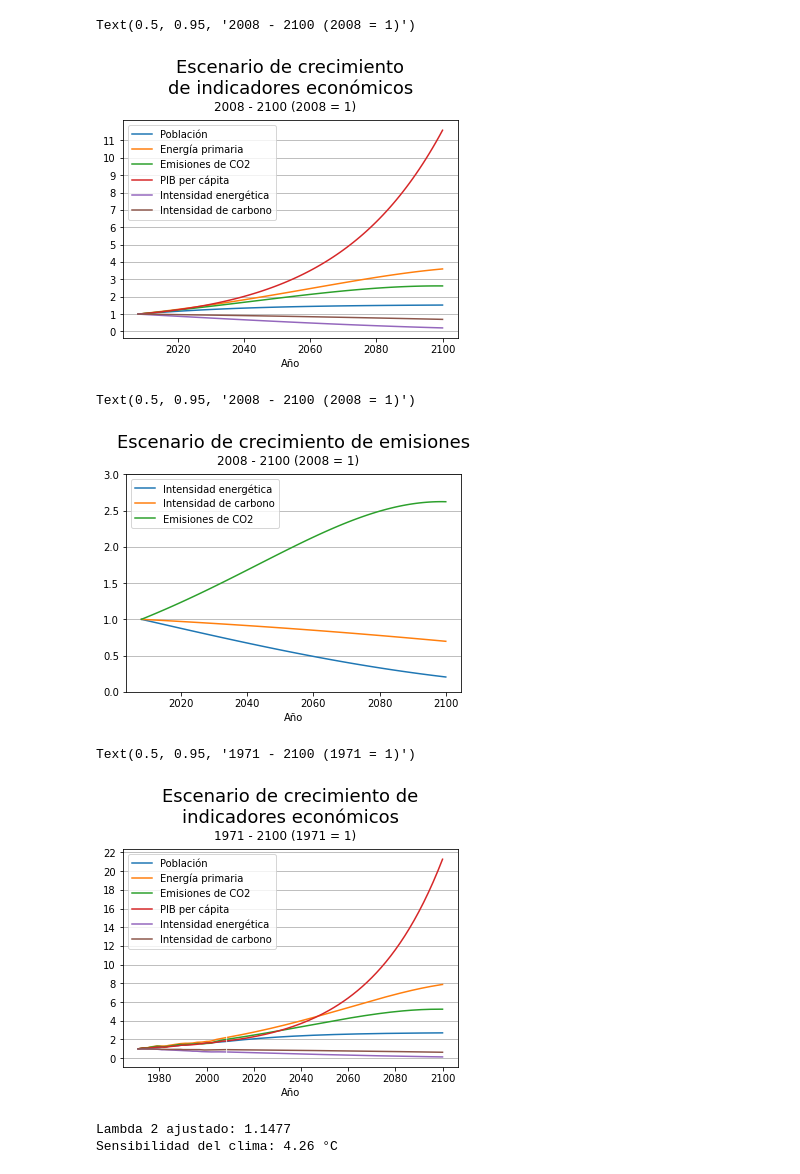
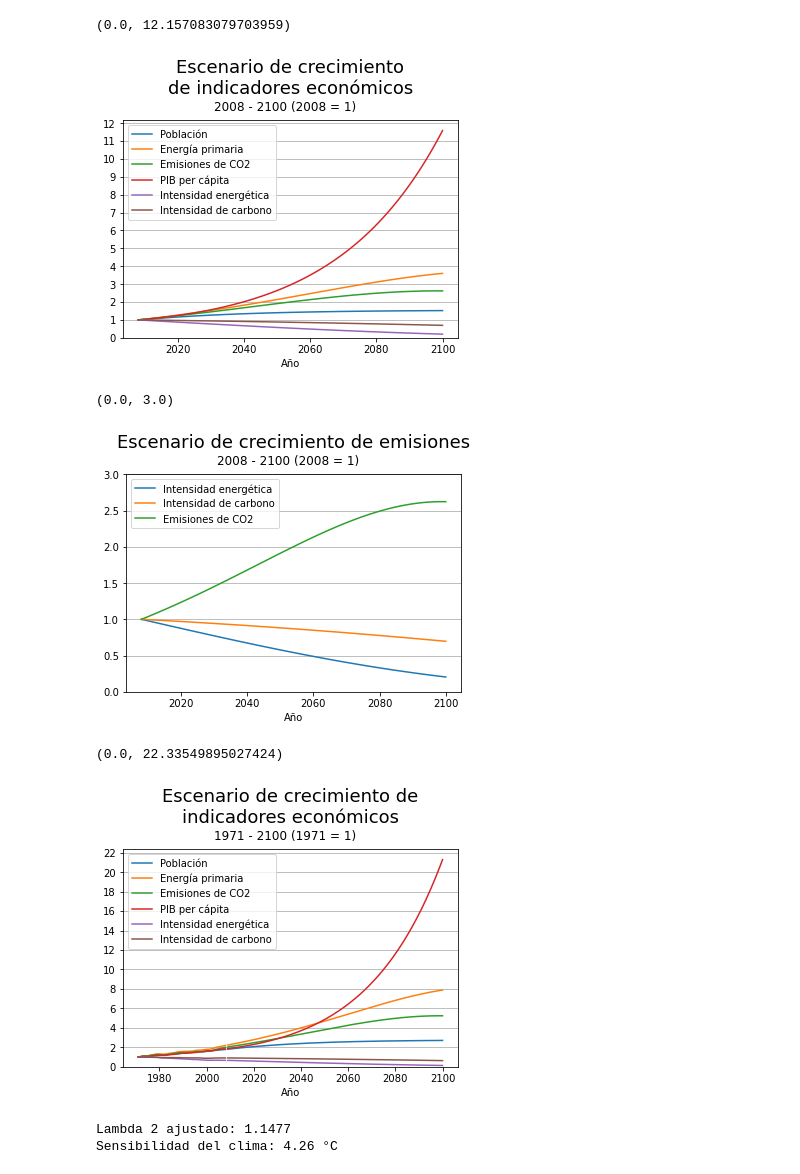
Before and after one commit to rodrigoms95/herramientas-climatico-22-1, a Jupyter notebook: code/Jupyter/KAYA.ipynb, the cells around one changed output. Saved outputs shown, nothing was run; the diff lists cells and outputs as text; code cells hidden in the pictures.

```diff
--- a/code/Jupyter/KAYA.ipynb
+++ b/code/Jupyter/KAYA.ipynb
@@ -197,17 +199,20 @@ crecimiento[i] = ( proyeccion.loc[periodos[2, 0] - 1:]
     / proyeccion.loc[periodos[2, 0] - 1] )
 
 # Se crea la gráfica.
+fig, ax = plt.subplots(1, 1)
 ( crecimiento[i].loc[:, col_d.drop("PIB real")]
-    .plot(yticks = np.linspace(0, 12, 12, endpoint = False)) )
-plt.grid(axis = "y")
-plt.title("Escenario de crecimiento\n" +
+    .plot(yticks = np.linspace(0, 13, 13,
+    endpoint = False), ax = ax ) )
+ax.grid(axis = "y")
+ax.set_title("Escenario de crecimiento\n" +
     "de indicadores económicos\n", fontsize = "18")
-plt.suptitle(str(int(periodos[2, 0]) - 1) + " - " +
+fig.suptitle(str(int(periodos[2, 0]) - 1) + " - " +
     str(int(periodos[2, 1])) + " (" + str(int(periodos[2, 0]) - 1)
     + " = 1)", fontsize = "12", y = 0.95)
+ax.set_ylim(0)
 # %% [output]
-Text(0.5, 0.95, '2008 - 2100 (2008 = 1)')
+(0.0, 12.157083079703959)
-[figure, old version]
+[figure, new version]
 # %%
 # Se grafican únicamente las tasas de crecimiento e
 # intensidades para una mejor lectura.
@@ -215,40 +220,46 @@ Text(0.5, 0.95, '2008 - 2100 (2008 = 1)')
 i = 1
 
 # Se crea la gráfica.
+fig, ax = plt.subplots(1, 1)
 ( crecimiento[i].loc[:, ["Intensidad energética",
     "Intensidad de carbono", "Emisiones de CO2"]]
-    .plot(yticks = np.linspace(0, 3.5, 7, endpoint = False)) )
-plt.grid(axis = "y")
-plt.title("Escenario de crecimiento de emisiones\n",
+    .plot(yticks = np.linspace(0, 3.5, 7, endpoint = False),
+    ax = ax) )
+ax.grid(axis = "y")
+ax.set_title("Escenario de crecimiento de emisiones\n",
     fontsize = "18")
-plt.suptitle(str(int(periodos[2, 0]) - 1) + " - " +
+fig.suptitle(str(int(periodos[2, 0]) - 1) + " - " +
     str(int(periodos[2, 1])) + " (" + str(int(periodos[2, 0]) - 1)
     + " = 1)", fontsize = "12", y = 0.95)
+ax.set_ylim(0)
 # %% [output]
-Text(0.5, 0.95, '2008 - 2100 (2008 = 1)')
+(0.0, 3.0)
 [figure]
 # %%
 # Se grafican ambos periodos
 i = 2
 
 # Se normalizan los datos con respecto al año inicial.
 crecimiento[i] = ( pd.concat([datos.loc[periodos[1, 0]:],
     proyeccion.loc[periodos[2, 0]:]], axis = 0)
     / datos.loc[periodos[1, 0]])
 
 # Se crea la gráfica.
+fig, ax = plt.subplots(1, 1)
 ( crecimiento[i].loc[:, col_d.drop("PIB real")]
-    .plot(yticks = np.linspace(0, 24, 12, endpoint = False)) )
-plt.grid(axis = "y")
-plt.title("Escenario de crecimiento de\n"
+    .plot(yticks = np.linspace(0, 24, 12, endpoint = False),
+    ax = ax) )
+ax.grid(axis = "y")
+ax.set_title("Escenario de crecimiento de\n"
     + "indicadores económicos\n",
     fontsize = "18")
-plt.suptitle(str(int(periodos[1, 0])) + " - " +
+fig.suptitle(str(int(periodos[1, 0])) + " - " +
     str(int(periodos[2, 1])) + " (" + str(int(periodos[1, 0]))
     + " = 1)", fontsize = "12", y = 0.95)
+ax.set_ylim(0)
 # %% [output]
-Text(0.5, 0.95, '1971 - 2100 (1971 = 1)')
+(0.0, 22.33549895027424)
-[figure, old version]
+[figure, new version]
 # %%
 fname = "CO2 emissions.csv"
 
```
Also changed, not shown: parts of 2 cells of this notebook, 1 other file.
